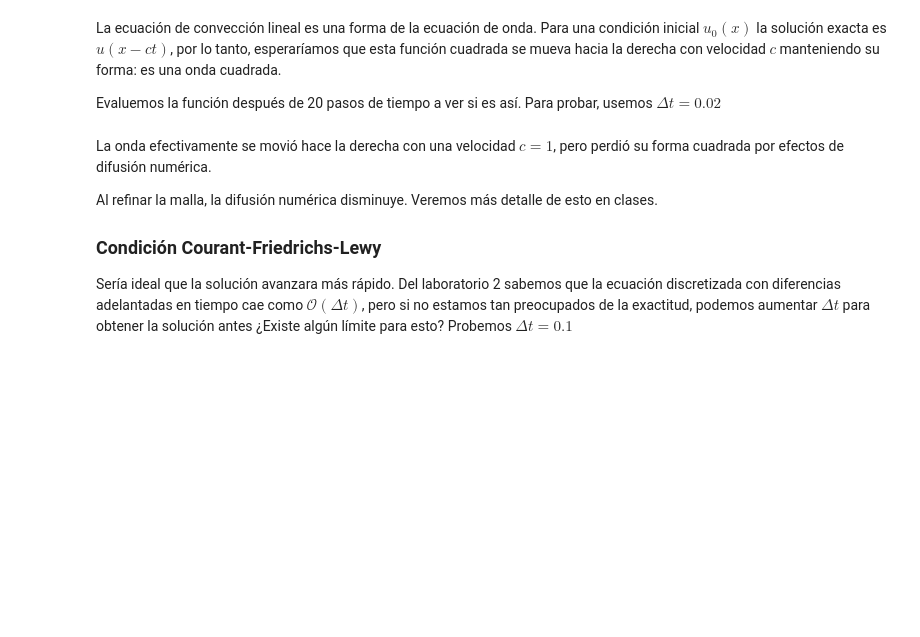
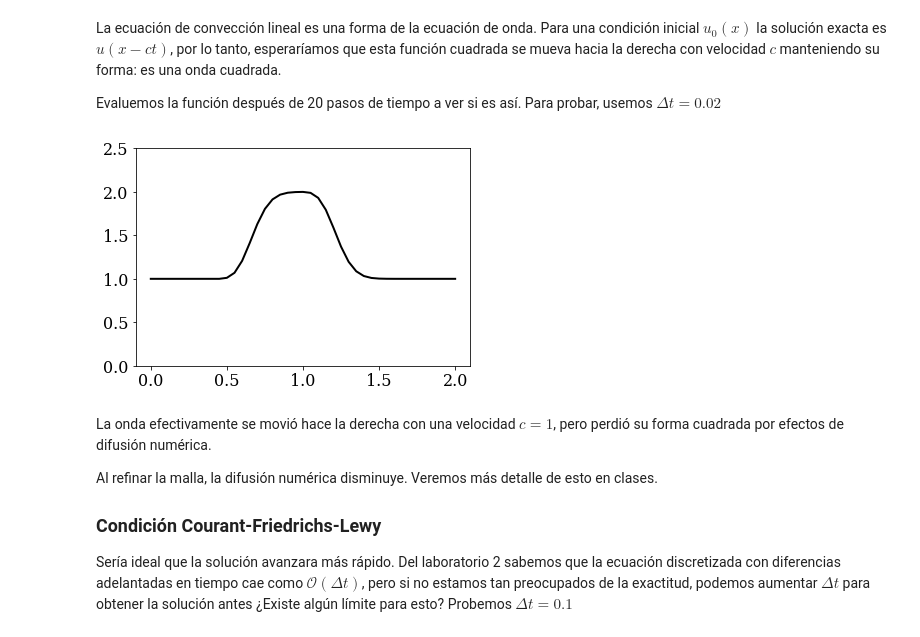
Before and after one commit to gabrielparada/MEC223, a Jupyter notebook: Lab_04/burgers.ipynb, the cells around one changed output. Cells and saved outputs as stored; diff of their text form; code cells hidden in the pictures; blank space fills up the shorter version.

```diff
--- a/Lab_04/burgers.ipynb
+++ b/Lab_04/burgers.ipynb
@@ -64,19 +67,21 @@ La ecuación de convección lineal es una forma de la ecuación de onda. Para un
 Evaluemos la función después de 20 pasos de tiempo a ver si es así. Para probar, usemos $\Delta t = 0.02$
 # %%
 def ftbs(u, nt, nx, c, dt, dx):
-    for n in range(1,nt):
+    for n in range(0,nt):
         un = u.copy()
         for i in range(1,nx):
             u[i] = un[i]-c*dt/dx*(un[i]-un[i-1])
     return u
 
 nt = 20
-dt = 0.02
+dt = 0.01
 c  = 1
 u = u_inicial.copy()
 u  = ftbs(u, nt, nx, c, dt, dx)
 plt.plot(x, u, c='k', lw=2)
 plt.ylim([0,2.5]);
+# %% [output]
+[figure, added]
 # %% [markdown]
 La onda efectivamente se movió hace la derecha con una velocidad $c=1$, pero perdió su forma cuadrada por efectos de difusión numérica.
 
```
Also changed, not shown: parts of 10 cells of this notebook.
